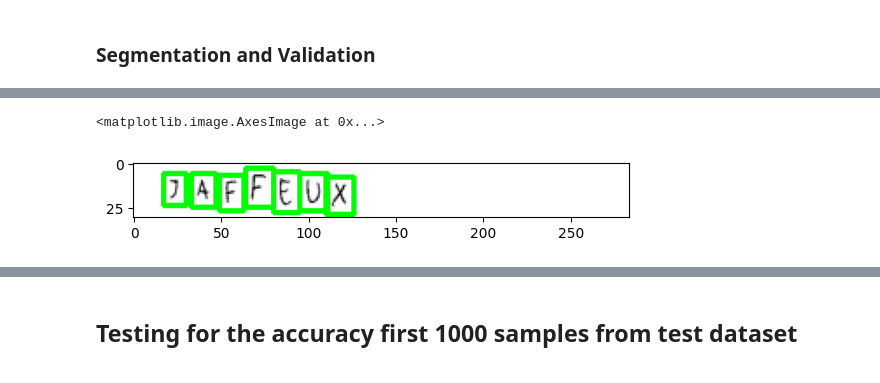
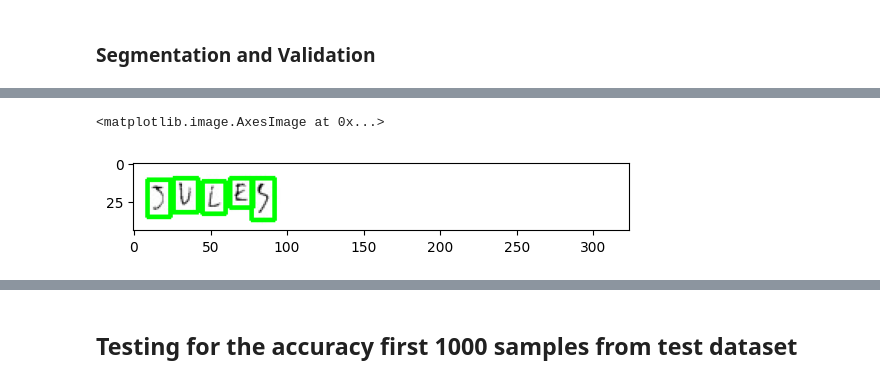
Before and after one commit to aldaonggar/Handwriting-Recognition, a Jupyter notebook: hw_recog.ipynb, the cells around one changed output, grey strips where cells are left out. Cells and saved outputs as stored; diff of their text form; code cells hidden in the pictures.

Commit message:
Increased the predictability and changed the model

```diff
--- a/hw_recog.ipynb
+++ b/hw_recog.ipynb
@@ -262,13 +260,13 @@ model.add(Conv2D(32, (5, 5), activation='relu', input_shape=(28,28,1)))
 model.add(Conv2D(32, (5, 5), activation='relu'))
 
 model.add(MaxPooling2D(pool_size=(2,2)))
-model.add(Dropout(0.25))
+model.add(Dropout(0.3))
 
 model.add(Conv2D(64, (3, 3), activation='relu'))
 model.add(Conv2D(64, (3, 3), activation='relu'))
 
 model.add(MaxPooling2D(pool_size=(2,2), strides=(2, 2)))
-model.add(Dropout(0.25))
+model.add(Dropout(0.3))
 
 model.add(Flatten())
 model.add(Dense(256, activation='relu'))
@@ -300,19 +298,19 @@ _________________________________________________________________
 model.compile(loss='categorical_crossentropy', optimizer='adam', metrics=['accuracy'])
 
 # Create an EarlyStopping callback to monitor validation loss and stop training if it doesn't improve for 5 epochs
-early_stopping = EarlyStopping(monitor='val_loss', patience=5, verbose=1, mode='min')
+early_stopping = EarlyStopping(monitor='val_loss', patience=20, verbose=1, mode='min')
 
 # Create a ModelCheckpoint callback to save the best model during training based on validation loss
 mcp_save = ModelCheckpoint('./saved/nn_model.h5', save_best_only=True, monitor='val_loss', verbose=1, mode='auto')
 
 # Create a ReduceLROnPlateau callback to reduce the learning rate if validation loss plateaus for 3 epochs
-RLP = ReduceLROnPlateau(monitor='val_loss', patience=2, factor=0.2, min_lr=0.0001)
+RLP = ReduceLROnPlateau(monitor='val_loss')#, patience=3, factor=0.5, min_lr=0.00001)
 # %%
 # Model Fitting
 history = model.fit(X_train,  # Training data features
                     y_train,  # Training data labels
-                    epochs=20,  # Number of epochs for training the model
-                    batch_size=64,  # Number of samples per gradient update
+                    epochs=50,  # Number of epochs for training the model
+                    batch_size=256,  # Number of samples per gradient update
                     verbose=1,  # Verbosity mode. 0 = silent, 1 = progress bar, 2 = one line per epoch
                     validation_data=(X_valid, y_valid),  # Validation data for evaluating the model
                     callbacks=[mcp_save, early_stopping, RLP])  # Callbacks for additional functionality during training
@@ -382,10 +380,10 @@ def get_letters(img):
     letters = []
     image = cv2.imread(img)
     gray = cv2.cvtColor(image, cv2.COLOR_BGR2GRAY)
+    _, thresh1 = cv2.threshold(gray, 160, 255, cv2.THRESH_BINARY_INV)
     kernel = np.ones((1, 1), np.uint8)
-    eroded = cv2.erode(gray, kernel, iterations=1)
-    _, thresh1 = cv2.threshold(eroded, 170, 255, cv2.THRESH_BINARY_INV)
-    dilated = cv2.dilate(thresh1, None, iterations=1)
+    eroded = cv2.erode(thresh1, kernel, iterations=1)
+    dilated = cv2.dilate(eroded, None, iterations=1)
     cnts = cv2.findContours(dilated.copy(), cv2.RETR_EXTERNAL, cv2.CHAIN_APPROX_SIMPLE)
     cnts = imutils.grab_contours(cnts)
     cnts = sort_contours(cnts, method="left-to-right")[0]
@@ -446,7 +444,7 @@ The model's prediction is:  IAZAO
 <matplotlib.image.AxesImage at 0x...>
 [figure]
 # %%
-letter,image = get_letters("../Handwriting-Recognition/dataset/train/TRAIN_00030.jpg")
+letter,image = get_letters("../Handwriting-Recognition/dataset/test/test_0004.jpg")
 word = get_word(letter)
 print("The model's prediction is: ", word)
 plt.imshow(image)
@@ -462,5 +458,5 @@ The model's prediction is:  JAFFEUX
 <matplotlib.image.AxesImage at 0x...>
-[figure, old version]
+[figure, new version]
 # %%
 letter,image = get_letters("../Handwriting-Recognition/dataset/test/TEST_0025.jpg")
 word = get_word(letter)
```
Also changed, not shown: parts of 11 cells of this notebook.
